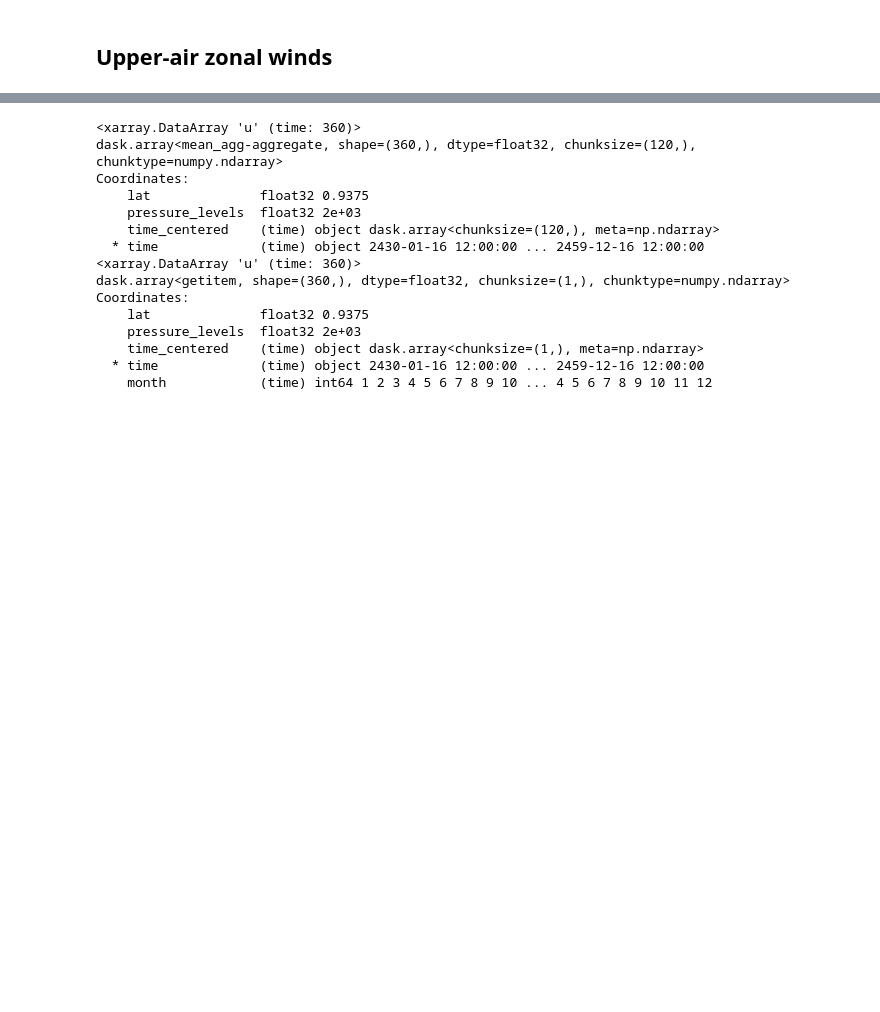
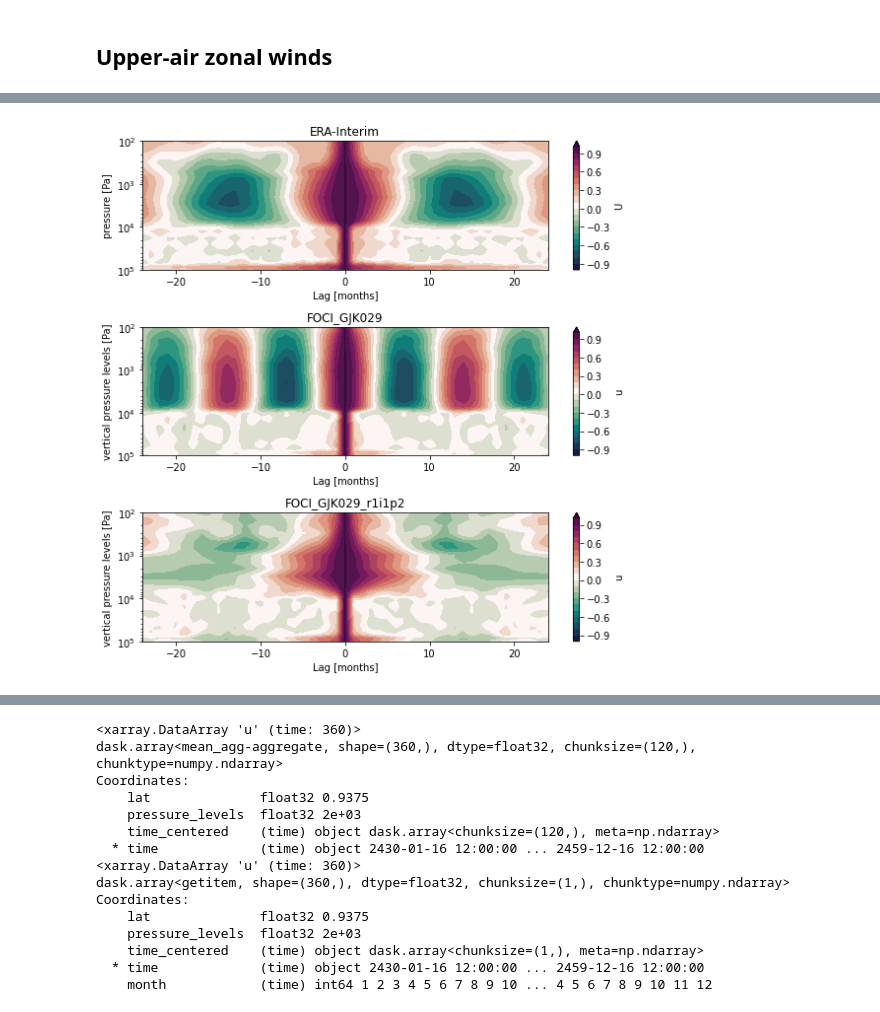
Before and after one commit to joakimkjellsson/foci-openifs-eval, a Jupyter notebook: QBO-OIFS.ipynb, the cells around one changed output, grey strips where cells are left out. Drawn from its saved outputs; the diff is of its cells as text; code cells hidden in the pictures; blank space fills up the shorter version.

```diff
--- a/QBO-OIFS.ipynb
+++ b/QBO-OIFS.ipynb
@@ -53,0 +30,2 @@ for exp in exp_list:
+# %%
+ds_oifs_1m = foci_functions.read_openifs(exp_list, time_list, grid='regular_pl')
@@ -54,10 +35,11 @@ for exp in exp_list:
 # %%
 # ERA Interim
+machine = 'nesh'
 if machine == 'sci':
     era_u = '/data/user/swahl/reanalysis_obs/era40-int/pressure_levels/u/u-eraint_monthly_0.75deg_1979-2016.nc'
 elif machine == 'nesh':
     era_u = '/gxfs_work1/geomar/smomw352/reanalysis_obs/u-eraint-37plevels-monthly-1979-20190228.nc'
-ds_pl_ei = xr.open_dataset(era_u)
+ds_pl_ei = xr.open_dataset(era_u, use_cftime=True).rename({'lev':'pressure_levels'})
 u_pl_ei = ds_pl_ei['U']
 # %% [markdown]
 ## Upper-air zonal winds
@@ -103,0 +59,14 @@ fig1.savefig('qbo_%s_erai.png' % (exp,),format='png')
+# %%
+#
+# Compute zonal wind profiles for last 30 years
+#
+
+qbo_list = []
+
+_qbo = qbo(u_pl_ei[-360:])
+qbo_list.append(_qbo.compute())
+
+for i, ds in enumerate(ds_oifs_1m):
+
+    _qbo = qbo(ds['u'][-360:])
+    qbo_list.append(_qbo.compute())
@@ -103,0 +136,38 @@ fig1.savefig('qbo_%s_erai.png' % (exp,),format='png')
+# %%
+fig, axs = plt.subplots(3,1,figsize=(8,8))
+ax = axs.flat
+
+cf = acorr0.plot.contourf(ax=ax[0], x='tau', y='pressure_levels',
+                          levels = np.linspace(-1,1,21),
+                          cmap=cmocean.cm.curl)
+# Rasterize to reduce plot size
+# For contourf we need to rasterize each contour
+for c in cf.collections:
+    c.set_rasterized(True)
+
+cf = acorr1.plot.contourf(ax=ax[1], x='tau', y='pressure_levels',
+                          levels = np.linspace(-1,1,21),
+                          cmap=cmocean.cm.curl)
+for c in cf.collections:
+    c.set_rasterized(True)
+
+cf = acorr2.plot.contourf(ax=ax[2], x='tau', y='pressure_levels',
+                          levels = np.linspace(-1,1,21),
+                          cmap=cmocean.cm.curl)
+for c in cf.collections:
+    c.set_rasterized(True)
+
+ax[0].set_title('ERA-Interim')
+ax[1].set_title('FOCI_GJK029')
+ax[2].set_title('FOCI_GJK029_r1i1p2')
+
+for a in ax:
+    a.set_yscale('log')
+    a.set_ylim([100,100000])
+    a.invert_yaxis()
+    a.set_xlabel('Lag [months]')
+
+fig.tight_layout()
+fig.savefig('plots/qbo_picontrol_autocorrelation.pdf',format='pdf', dpi=150)
+# %% [output]
+[figure, added]
```
Also changed, not shown: parts of 14 cells of this notebook, 16 other files.
